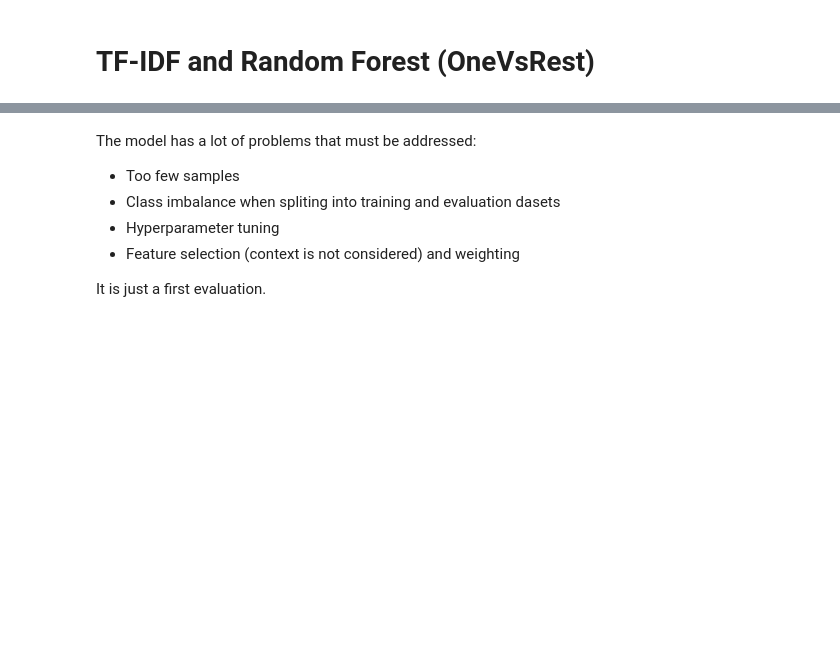
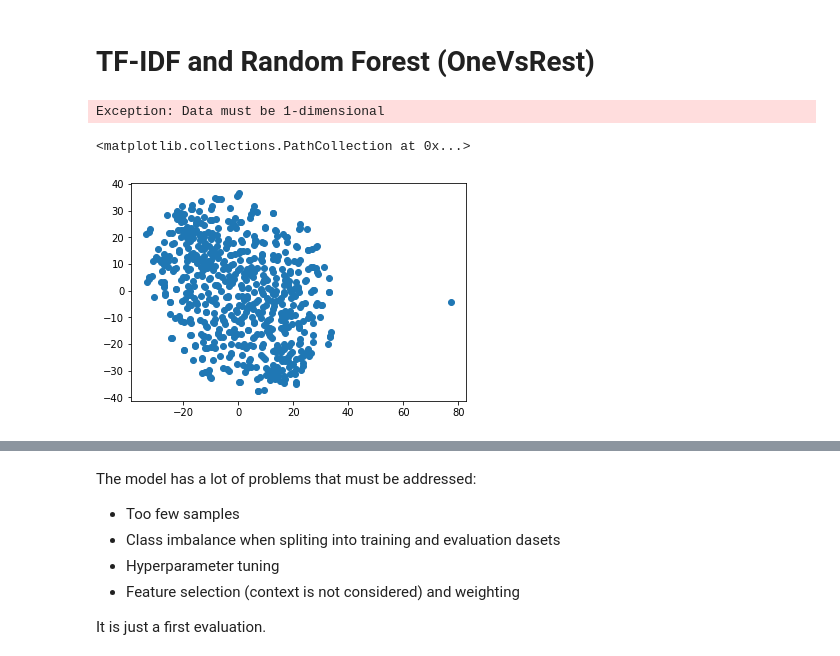
Before and after one commit to tarrade/proj_NLP_text_classification_with_GCP, a Jupyter notebook: notebook/Raphael/06-model-exploration.ipynb, the cells around one changed output, grey strips where cells are left out. Drawn from its saved outputs; the diff is of its cells as text; code cells hidden in the pictures; blank space fills up the shorter version.

```diff
--- a/notebook/Raphael/06-model-exploration.ipynb
+++ b/notebook/Raphael/06-model-exploration.ipynb
@@ -200,7 +201,21 @@ df_subset['body_new'] = df_subset['body'].apply(preprocess)
 # TF-IDF and Random Forest (OneVsRest)
 # %%
 x = df_subset['body_new'].apply(lambda array: ' '.join(array))
+x_2 = vectorizer.fit_transform(x).toarray()
 y = MultiLabelBinarizer().fit_transform(df_subset['tags_new'])
+# %%
+x_2_embedded = TSNE(n_components=2).fit_transform(x_2)
+# %%
+df_2d = pd.DataFrame({'x': x_2_embedded[:,0], 'y': x_2_embedded[:,0], 'cat':y})
+# %% [output]
+Exception: Data must be 1-dimensional
+# %%
+fig, ax = plt.subplots(1,1)
+
+ax.scatter(x_2_embedded[:,0], x_2_embedded[:,1])
+# %% [output]
+<matplotlib.collections.PathCollection at 0x...>
+[figure, added]
 # %%
 x_train, x_test, y_train, y_test = train_test_split(x, y, test_size=0.2, random_state=30)
 # %%
```
Also changed, not shown: parts of 9 cells of this notebook.
